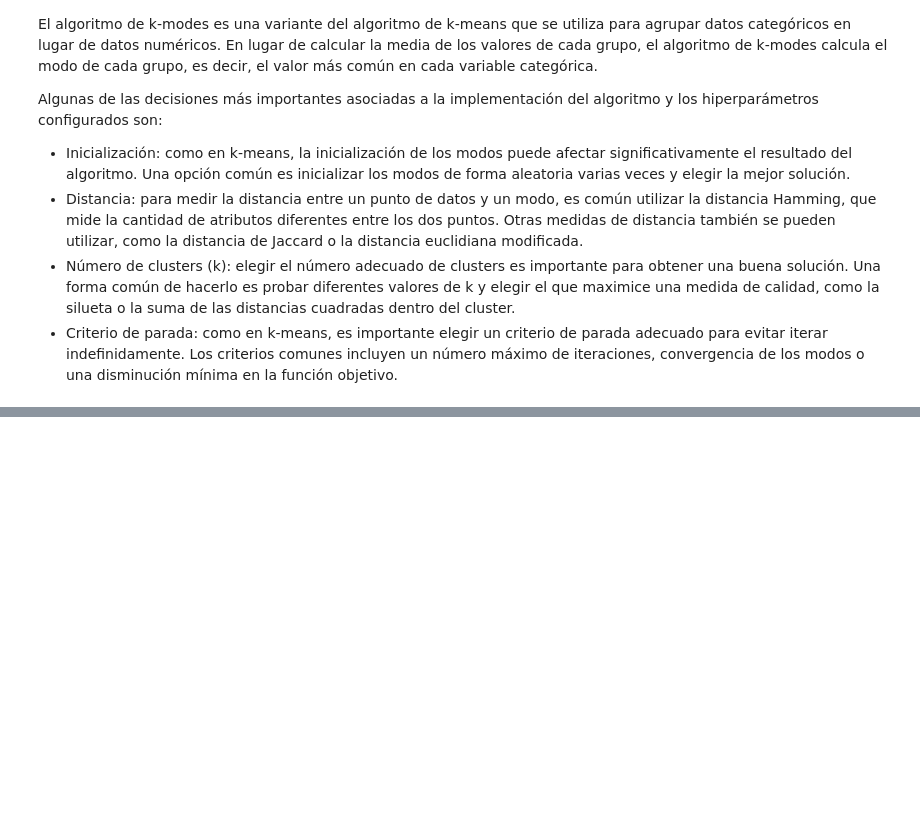
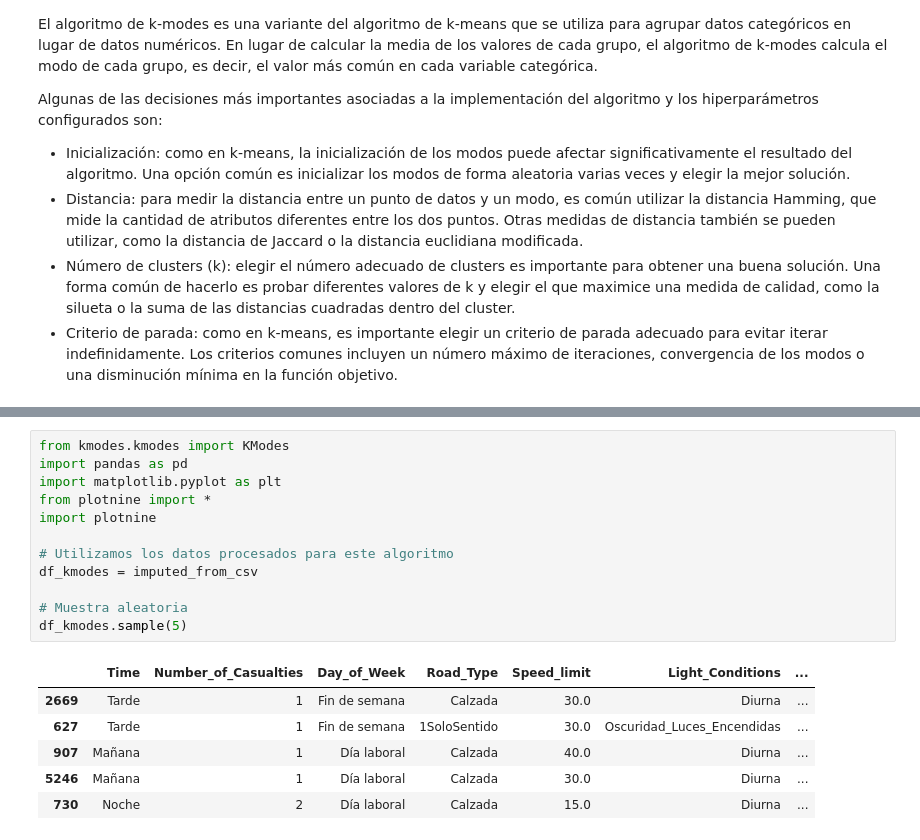
Before and after one commit to uniandes-data-wizards/laboratory-01, a Jupyter notebook: completo.ipynb, the cells around one changed output, grey strips where cells are left out. Saved outputs shown, nothing was run; the diff lists cells and outputs as text; blank space fills up the shorter version.

```diff
--- a/completo.ipynb
+++ b/completo.ipynb
@@ -770,0 +747,19 @@ Best run was number 3
+# %%
+from kmodes.kmodes import KModes
+import pandas as pd
+import matplotlib.pyplot as plt
+from plotnine import *
+import plotnine
+
+# Utilizamos los datos procesados para este algoritmo
+df_kmodes = imputed_from_csv
+
+# Muestra aleatoria
+df_kmodes.sample(5)
+# %% [output]
+|  | Time | Number_of_Casualties | Day_of_Week | Road_Type | Speed_limit | Light_Conditions | ... |
+| 2669 | Tarde | 1 | Fin de semana | Calzada | 30.0 | Diurna | ... |
+| 627 | Tarde | 1 | Fin de semana | 1SoloSentido | 30.0 | Oscuridad_Luces_Encendidas | ... |
+| 907 | Mañana | 1 | Día laboral | Calzada | 40.0 | Diurna | ... |
+| 5246 | Mañana | 1 | Día laboral | Calzada | 30.0 | Diurna | ... |
+| 730 | Noche | 2 | Día laboral | Calzada | 15.0 | Diurna | ... |
```
Also changed, not shown: parts of 54 cells of this notebook, 2 other files.
